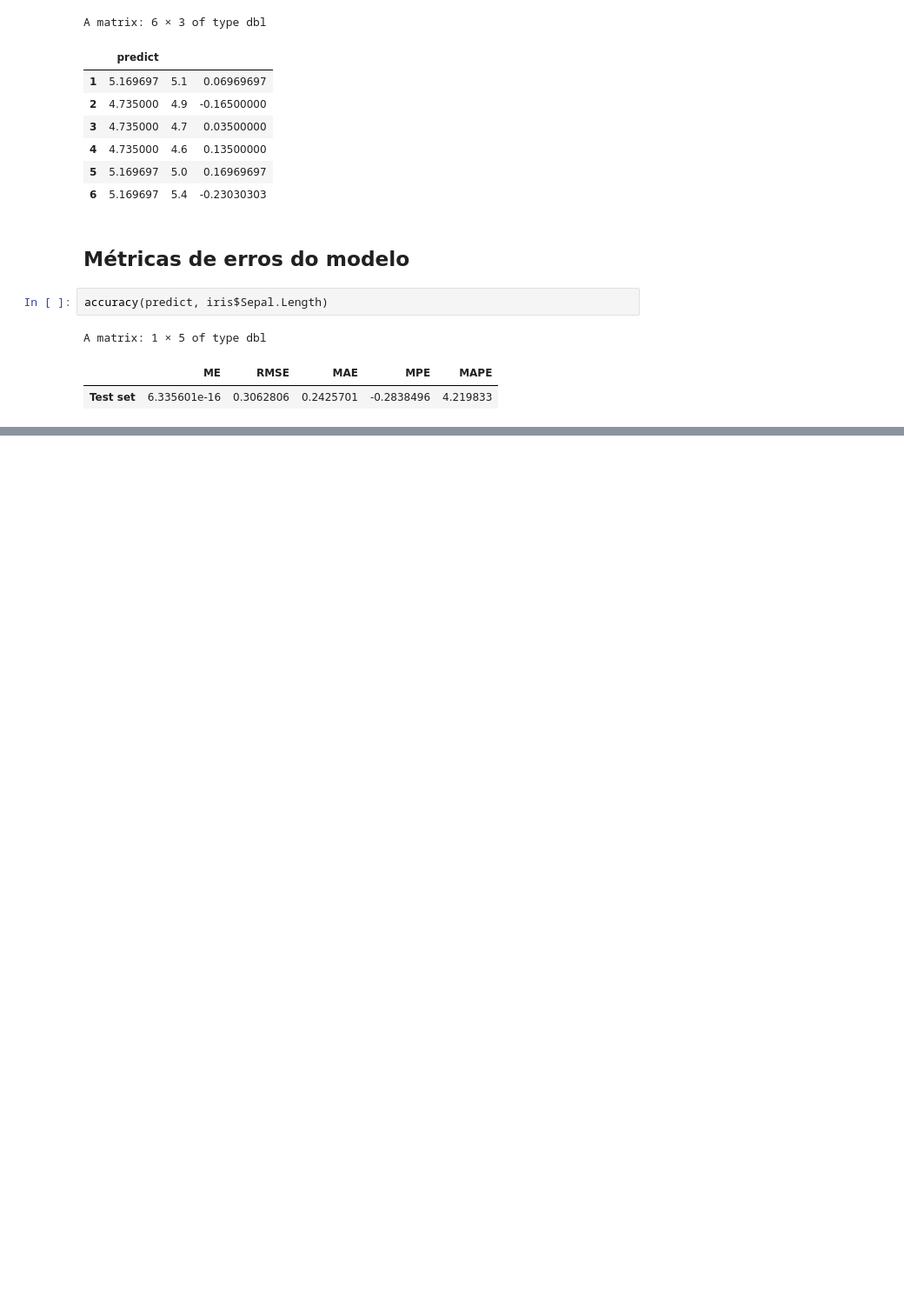
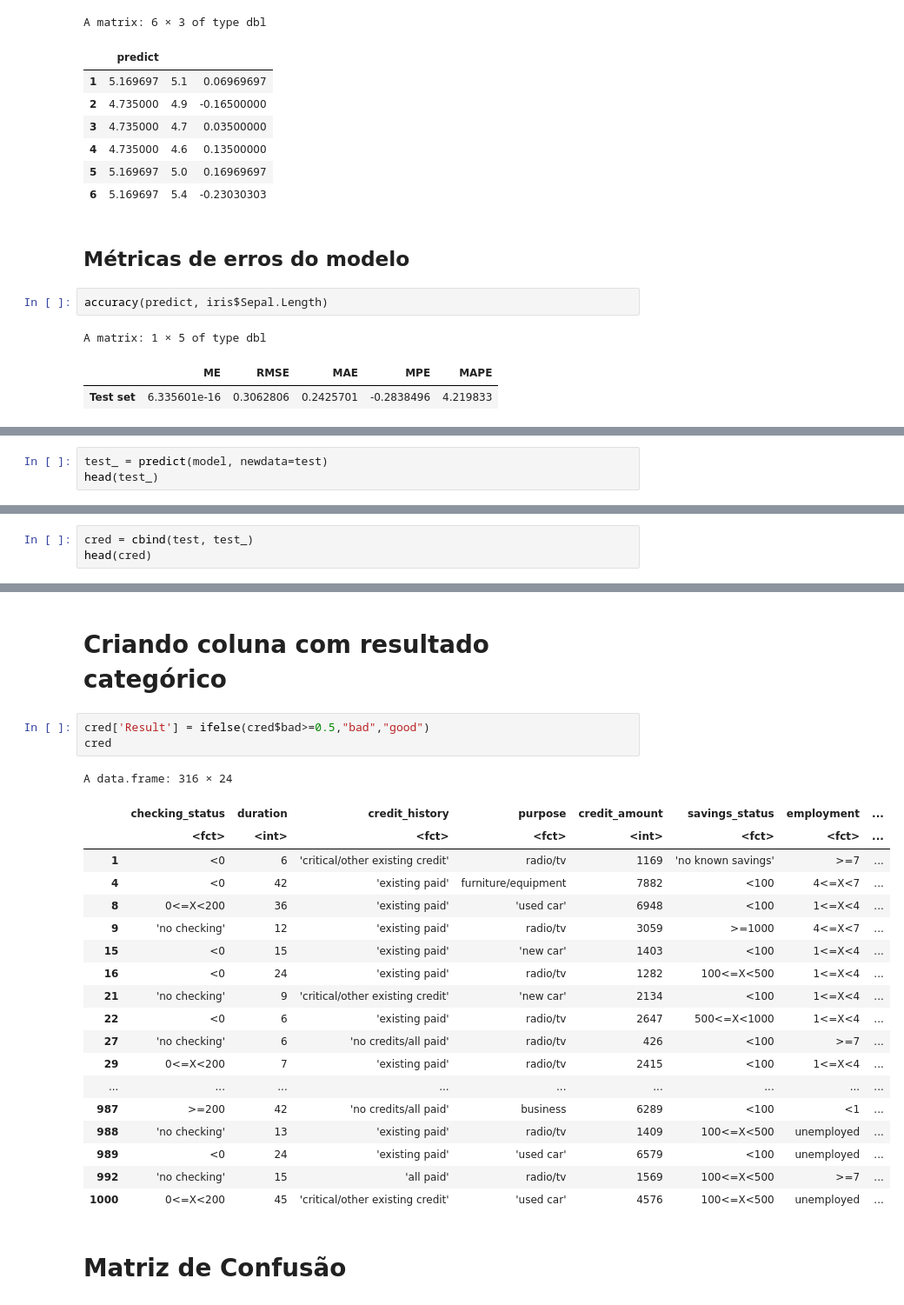
Before and after one commit to emariot/machine_learning, a Jupyter notebook: R/classificadores.ipynb, the cells around one changed output, grey strips where cells are left out. Shown at 87% size. Drawn from its saved outputs; the diff is of its cells as text; blank space fills up the shorter version.

```diff
--- a/R/classificadores.ipynb
+++ b/R/classificadores.ipynb
@@ -183,0 +236,3 @@ A matrix: 1 × 5 of type dbl
+# %%
+test_ = predict(model, newdata=test)
+head(test_)
@@ -183,0 +248,3 @@ A matrix: 1 × 5 of type dbl
+# %%
+cred = cbind(test, test_)
+head(cred)
@@ -183,0 +261,27 @@ A matrix: 1 × 5 of type dbl
+# %% [markdown]
+# Criando coluna com resultado categórico
+# %%
+cred['Result'] = ifelse(cred$bad>=0.5,"bad","good")
+cred
+# %% [output]
+A data.frame: 316 × 24
+|  | checking_status | duration | credit_history | purpose | credit_amount | savings_status | employment | ... |
+|  | <fct> | <int> | <fct> | <fct> | <int> | <fct> | <fct> | ... |
+| 1 | <0 | 6 | 'critical/other existing credit' | radio/tv | 1169 | 'no known savings' | >=7 | ... |
+| 4 | <0 | 42 | 'existing paid' | furniture/equipment | 7882 | <100 | 4<=X<7 | ... |
+| 8 | 0<=X<200 | 36 | 'existing paid' | 'used car' | 6948 | <100 | 1<=X<4 | ... |
+| 9 | 'no checking' | 12 | 'existing paid' | radio/tv | 3059 | >=1000 | 4<=X<7 | ... |
+| 15 | <0 | 15 | 'existing paid' | 'new car' | 1403 | <100 | 1<=X<4 | ... |
+| 16 | <0 | 24 | 'existing paid' | radio/tv | 1282 | 100<=X<500 | 1<=X<4 | ... |
+| 21 | 'no checking' | 9 | 'critical/other existing credit' | 'new car' | 2134 | <100 | 1<=X<4 | ... |
+| 22 | <0 | 6 | 'existing paid' | radio/tv | 2647 | 500<=X<1000 | 1<=X<4 | ... |
+| 27 | 'no checking' | 6 | 'no credits/all paid' | radio/tv | 426 | <100 | >=7 | ... |
+| 29 | 0<=X<200 | 7 | 'existing paid' | radio/tv | 2415 | <100 | 1<=X<4 | ... |
+| ... | ... | ... | ... | ... | ... | ... | ... | ... |
+| 987 | >=200 | 42 | 'no credits/all paid' | business | 6289 | <100 | <1 | ... |
+| 988 | 'no checking' | 13 | 'existing paid' | radio/tv | 1409 | 100<=X<500 | unemployed | ... |
+| 989 | <0 | 24 | 'existing paid' | 'used car' | 6579 | <100 | unemployed | ... |
+| 992 | 'no checking' | 15 | 'all paid' | radio/tv | 1569 | 100<=X<500 | >=7 | ... |
+| 1000 | 0<=X<200 | 45 | 'critical/other existing credit' | 'used car' | 4576 | 100<=X<500 | unemployed | ... |
+# %% [markdown]
+# Matriz de Confusão
```
Also changed, not shown: parts of 12 cells of this notebook.
